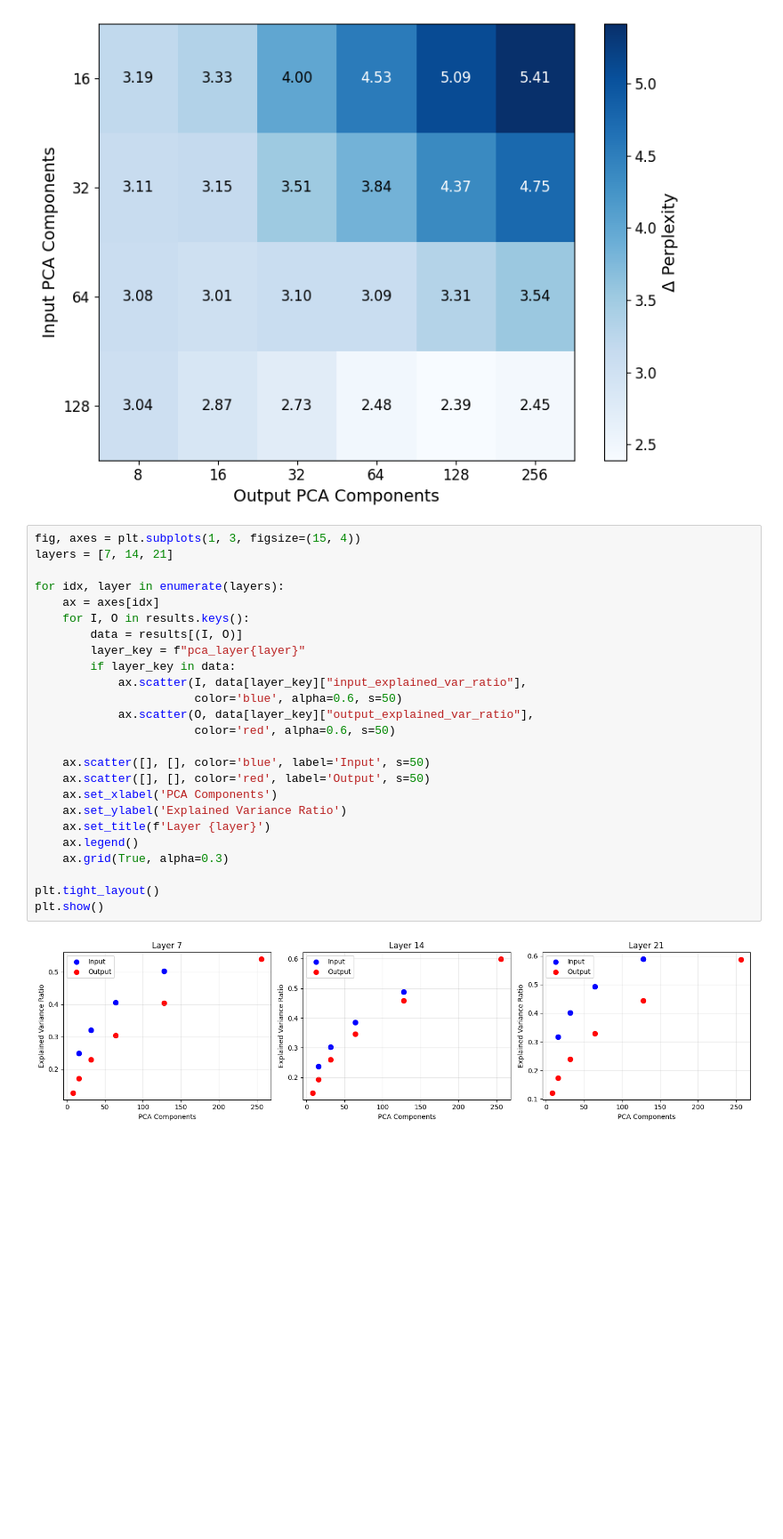
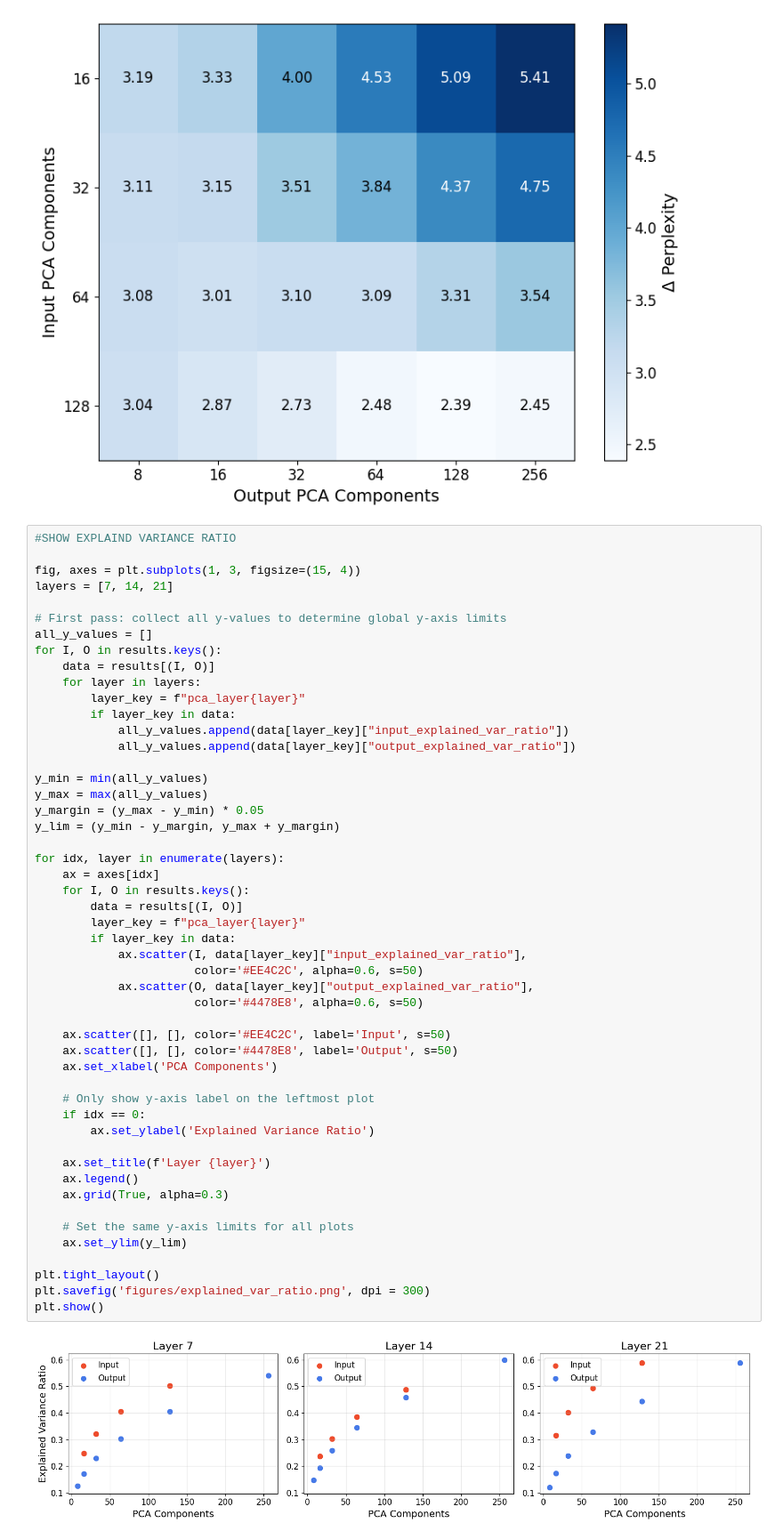
Before and after one commit to astroautomata/LLM_PCA, a Jupyter notebook: analysis.ipynb, the cells around one changed output. Shown at 89% size. Drawn from its saved outputs; the diff is of its cells as text; blank space fills up the shorter version.

Commit message:
edited and plotted explained var ratio fig

```diff
--- a/analysis.ipynb
+++ b/analysis.ipynb
@@ -81,29 +81,54 @@ plt.show()
 # %% [output]
 [figure]
 # %%
+#SHOW EXPLAIND VARIANCE RATIO
+
 fig, axes = plt.subplots(1, 3, figsize=(15, 4))
 layers = [7, 14, 21]
+
+# First pass: collect all y-values to determine global y-axis limits
+all_y_values = []
+for I, O in results.keys():
+    data = results[(I, O)]
+    for layer in layers:
+        layer_key = f"pca_layer{layer}"
+        if layer_key in data:
+            all_y_values.append(data[layer_key]["input_explained_var_ratio"])
+            all_y_values.append(data[layer_key]["output_explained_var_ratio"])
+
+y_min = min(all_y_values)
+y_max = max(all_y_values)
+y_margin = (y_max - y_min) * 0.05
+y_lim = (y_min - y_margin, y_max + y_margin)
 
 for idx, layer in enumerate(layers):
     ax = axes[idx]
     for I, O in results.keys():
         data = results[(I, O)]
         layer_key = f"pca_layer{layer}"
         if layer_key in data:
             ax.scatter(I, data[layer_key]["input_explained_var_ratio"],
-                       color='blue', alpha=0.6, s=50)
+                       color='#EE4C2C', alpha=0.6, s=50)
             ax.scatter(O, data[layer_key]["output_explained_var_ratio"],
-                       color='red', alpha=0.6, s=50)
+                       color='#4478E8', alpha=0.6, s=50)
 
-    ax.scatter([], [], color='blue', label='Input', s=50)
-    ax.scatter([], [], color='red', label='Output', s=50)
+    ax.scatter([], [], color='#EE4C2C', label='Input', s=50)
+    ax.scatter([], [], color='#4478E8', label='Output', s=50)
     ax.set_xlabel('PCA Components')
-    ax.set_ylabel('Explained Variance Ratio')
+
+    # Only show y-axis label on the leftmost plot
+    if idx == 0:
+        ax.set_ylabel('Explained Variance Ratio')
+
     ax.set_title(f'Layer {layer}')
     ax.legend()
     ax.grid(True, alpha=0.3)
 
+    # Set the same y-axis limits for all plots
+    ax.set_ylim(y_lim)
+
 plt.tight_layout()
+plt.savefig('figures/explained_var_ratio.png', dpi = 300)
 plt.show()
 # %% [output]
-[figure, old version]
+[figure, new version]
```
Also changed, not shown: 1 other file.
